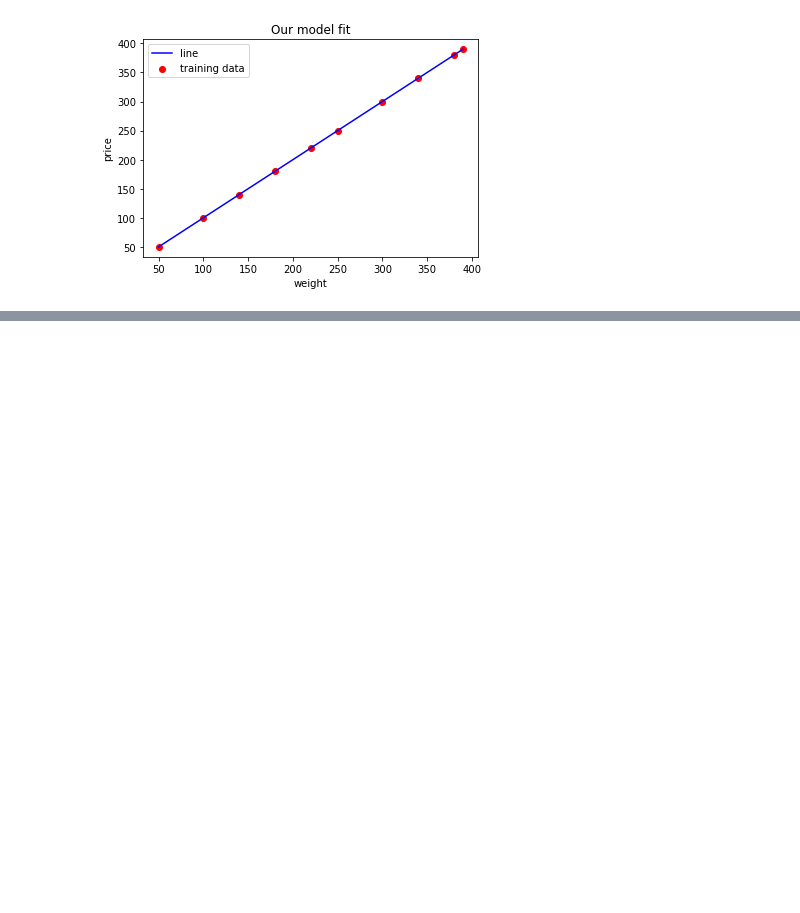
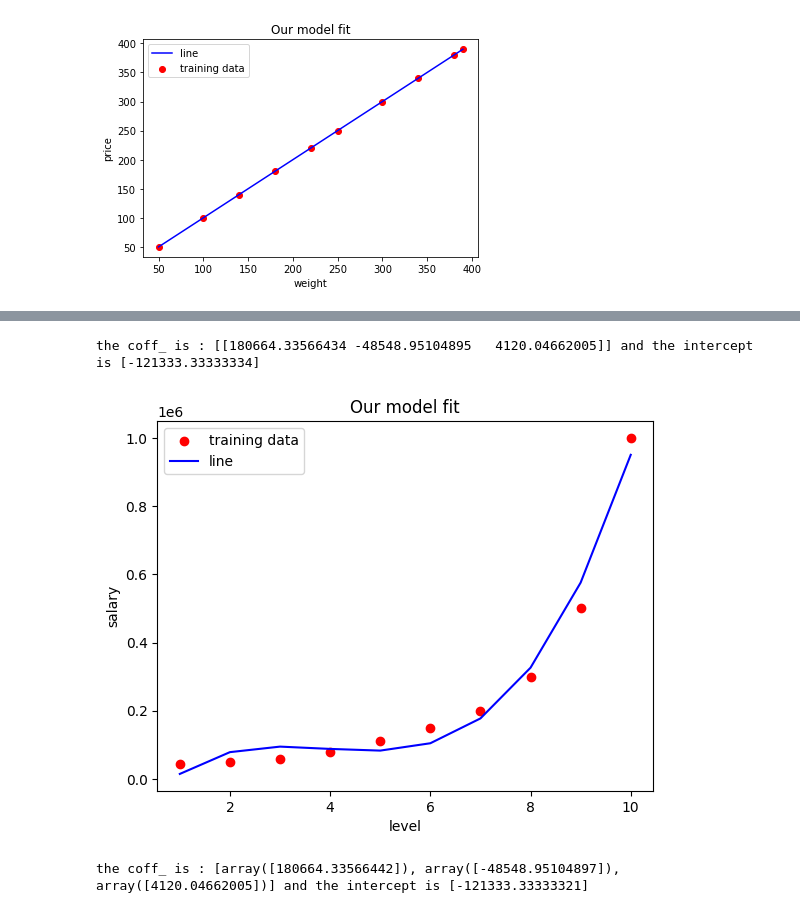
Before and after one commit to ShadyTarek10/AMIT-AI-Machine-Learning, a Jupyter notebook: Melon.ipynb, the cells around one changed output, grey strips where cells are left out. Cells and saved outputs as stored; diff of their text form; code cells hidden in the pictures; blank space fills up the shorter version.

```diff
--- a/Melon.ipynb
+++ b/Melon.ipynb
@@ -54,0 +115,9 @@ plt.show()
+# %%
+from sklearn.preprocessing import PolynomialFeatures
+
+poly = PolynomialFeatures(degree= 3,include_bias= False)
+
+
+x_pos_poly=poly.fit_transform(x_pos)
+
+x_pos_poly
@@ -54,0 +135,25 @@ plt.show()
+# %%
+poly_reg_pos = LinearRegression().fit(x_pos_poly, y_pos)
+poly_reg_pos.score(x_pos_poly, y_pos)
+print("the coff_ is : {} and the intercept is {}".format(poly_reg_pos.coef_,poly_reg_pos.intercept_))
+# %% [output]
+the coff_ is : [[180664.33566434 -48548.95104895   4120.04662005]] and the intercept is [-121333.33333334]
+# %%
+plt.scatter(x_pos,y_pos,color='red',label='training data')
+plt.plot(x_pos,poly_reg_pos.predict(x_pos_poly), color='blue',label='line')
+plt.title('Our model fit')
+plt.xlabel('level')
+plt.ylabel('salary')
+plt.legend()
+plt.show()
+# %% [output]
+[figure, added]
+# %%
+import numpy as np
+from ipywidgets.widgets import interact
+X_b = np.concatenate([np.ones ((len(x_pos_poly),1)), x_pos_poly], axis=1)
+theta_best = np.linalg.inv(X_b.T.dot(X_b)).dot(X_b.T).dot(y_pos)
+intercept, *coef =theta_best
+print("the coff_ is : {} and the intercept is {}".format (coef, intercept))
+# %% [output]
+the coff_ is : [array([180664.33566442]), array([-48548.95104897]), array([4120.04662005])] and the intercept is [-121333.33333321]
```
Also changed, not shown: parts of 7 cells of this notebook.
